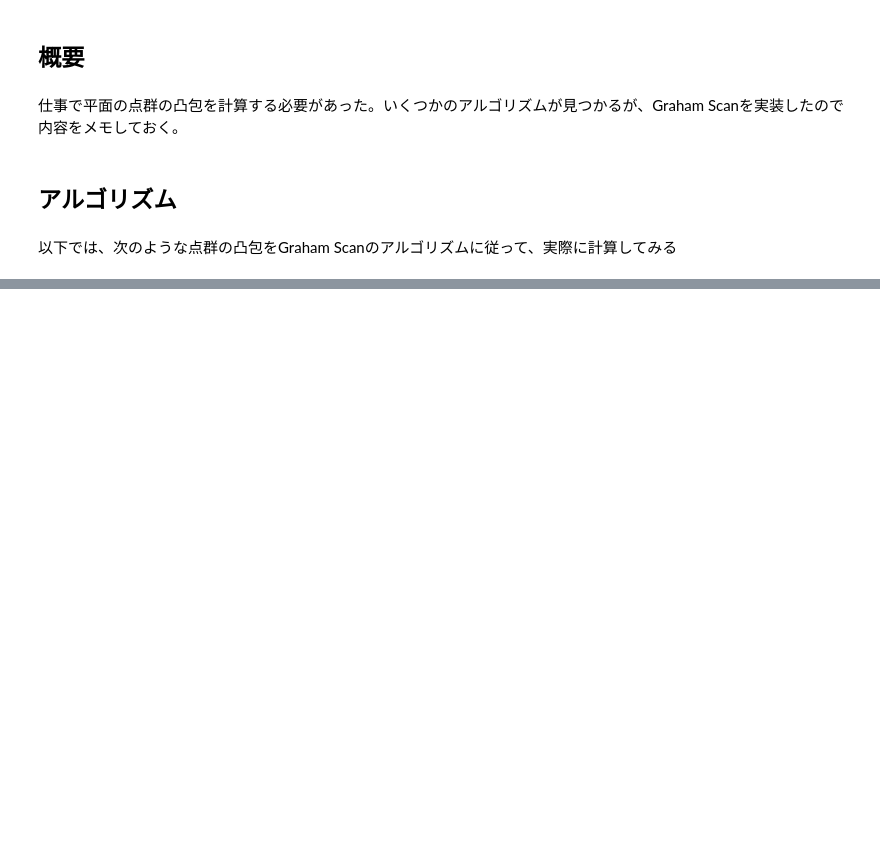
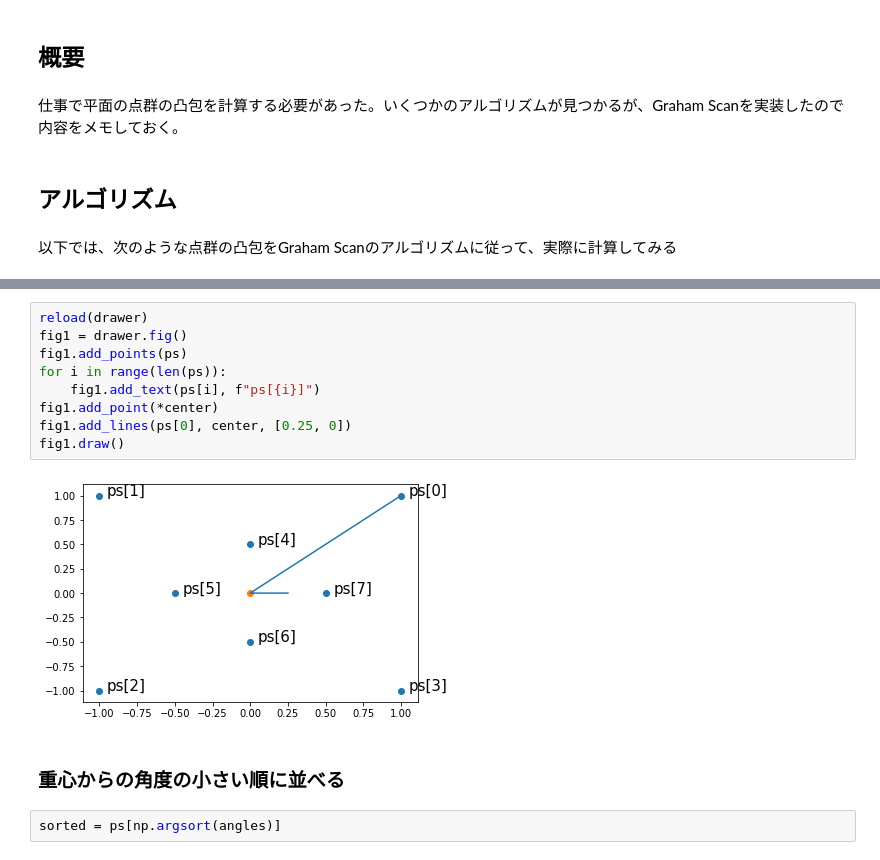
Before and after one commit to hotoku/graham_scan, a Jupyter notebook: graham_scan.ipynb, the cells around one changed output, grey strips where cells are left out. Cells and saved outputs as stored; diff of their text form; blank space fills up the shorter version.

```diff
--- a/graham_scan.ipynb
+++ b/graham_scan.ipynb
@@ -137,0 +77,15 @@ plt.plot(gs[:,0], gs[:,1])
+# %%
+reload(drawer)
+fig1 = drawer.fig()
+fig1.add_points(ps)
+for i in range(len(ps)):
+    fig1.add_text(ps[i], f"ps[{i}]")
+fig1.add_point(*center)
+fig1.add_lines(ps[0], center, [0.25, 0])
+fig1.draw()
+# %% [output]
+[figure, added]
+# %% [markdown]
+### 重心からの角度の小さい順に並べる
+# %%
+sorted = ps[np.argsort(angles)]
```
Also changed, not shown: parts of 50 cells of this notebook, 4 other files.
